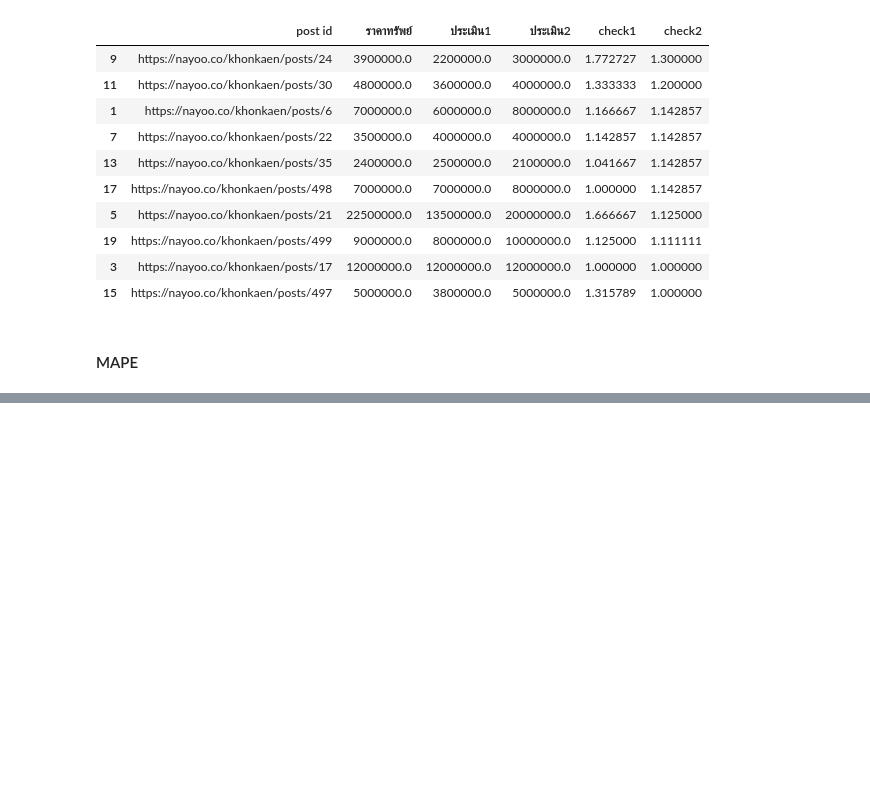
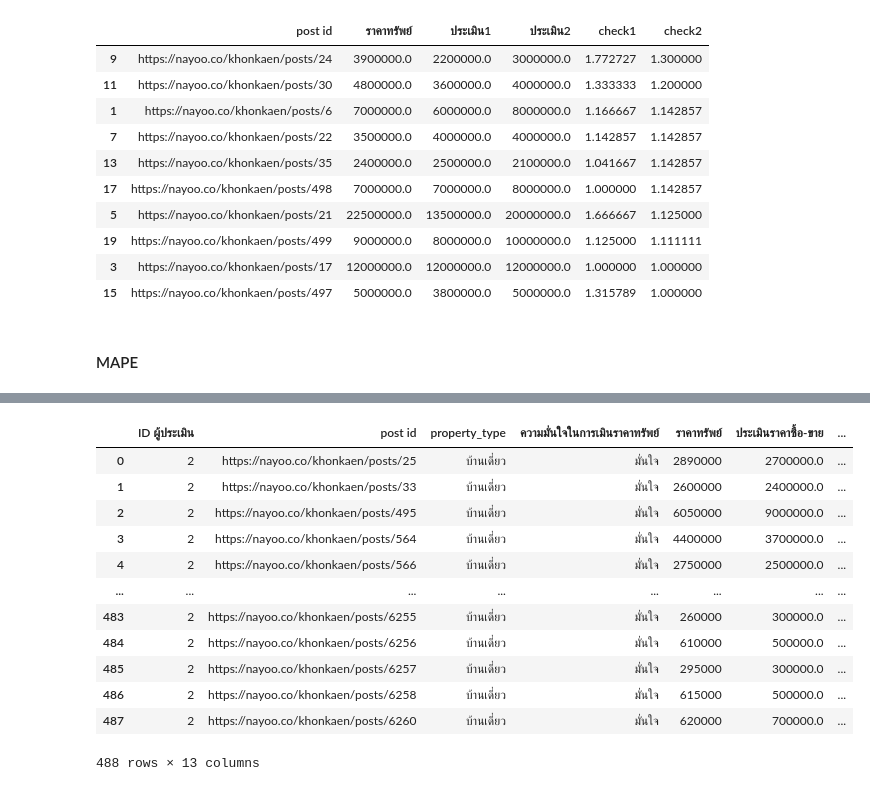
Before and after one commit to kumoromilee/bsc_dpdm22, a Jupyter notebook: [dataprep]_property_estimator.ipynb, the cells around one changed output, grey strips where cells are left out. Drawn from its saved outputs; the diff is of its cells as text; code cells hidden in the pictures; blank space fills up the shorter version.

```diff
--- a/[dataprep]_property_estimator.ipynb
+++ b/[dataprep]_property_estimator.ipynb
@@ -874,0 +994,16 @@ ValueError: ignored
+# %%
+id2
+# %% [output]
+|  | ID ผู้ประเมิน | post id | property_type | ความมั่นใจในการเมินราคาทรัพย์ | ราคาทรัพย์ | ประเมินราคาซื้อ-ขาย | ... |
+| 0 | 2 | https://nayoo.co/khonkaen/posts/25 | บ้านเดี่ยว | มั่นใจ | 2890000 | 2700000.0 | ... |
+| 1 | 2 | https://nayoo.co/khonkaen/posts/33 | บ้านเดี่ยว | มั่นใจ | 2600000 | 2400000.0 | ... |
+| 2 | 2 | https://nayoo.co/khonkaen/posts/495 | บ้านเดี่ยว | มั่นใจ | 6050000 | 9000000.0 | ... |
+| 3 | 2 | https://nayoo.co/khonkaen/posts/564 | บ้านเดี่ยว | มั่นใจ | 4400000 | 3700000.0 | ... |
+| 4 | 2 | https://nayoo.co/khonkaen/posts/566 | บ้านเดี่ยว | มั่นใจ | 2750000 | 2500000.0 | ... |
+| ... | ... | ... | ... | ... | ... | ... | ... |
+| 483 | 2 | https://nayoo.co/khonkaen/posts/6255 | บ้านเดี่ยว | มั่นใจ | 260000 | 300000.0 | ... |
+| 484 | 2 | https://nayoo.co/khonkaen/posts/6256 | บ้านเดี่ยว | มั่นใจ | 610000 | 500000.0 | ... |
+| 485 | 2 | https://nayoo.co/khonkaen/posts/6257 | บ้านเดี่ยว | มั่นใจ | 295000 | 300000.0 | ... |
+| 486 | 2 | https://nayoo.co/khonkaen/posts/6258 | บ้านเดี่ยว | มั่นใจ | 615000 | 500000.0 | ... |
+| 487 | 2 | https://nayoo.co/khonkaen/posts/6260 | บ้านเดี่ยว | มั่นใจ | 620000 | 700000.0 | ... |
+488 rows × 13 columns
```
Also changed, not shown: parts of 53 cells of this notebook.
